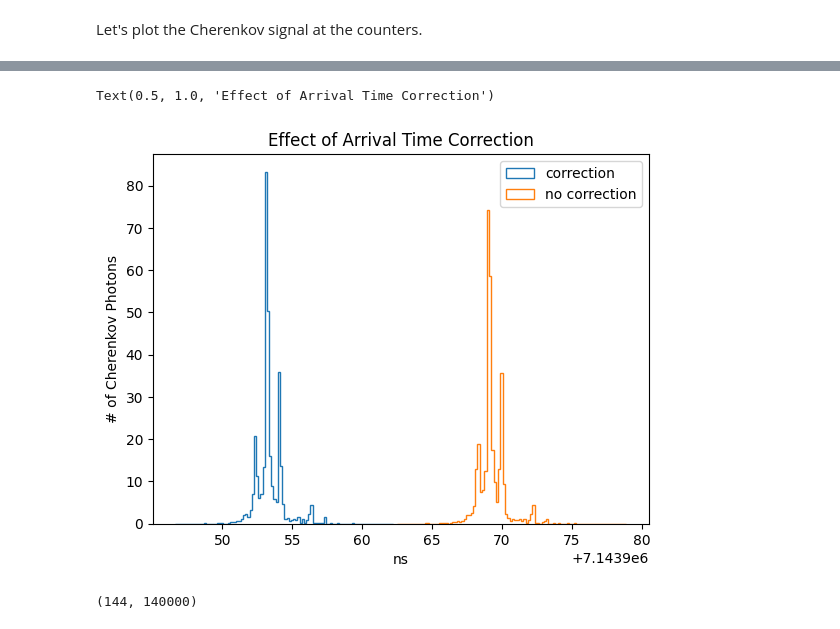
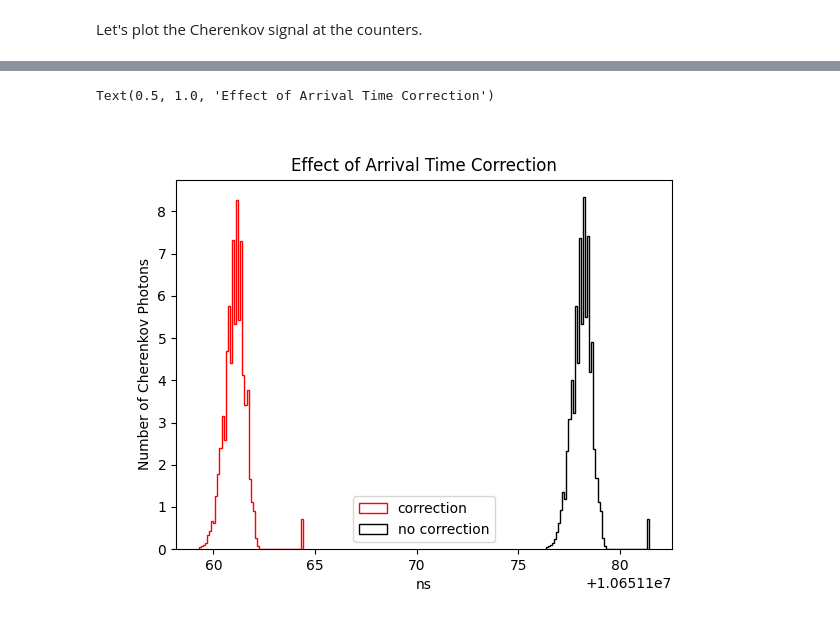
Before and after one commit to ikepc1/CHASM_NuSpacesim, a Jupyter notebook: demo/CHASM Demo.ipynb, the cells around one changed output, grey strips where cells are left out. Saved outputs shown, nothing was run; the diff lists cells and outputs as text; code cells hidden in the pictures.

```diff
--- a/demo/CHASM Demo.ipynb
+++ b/demo/CHASM Demo.ipynb
@@ -41,15 +40,24 @@ sim.add(ch.GHShower(666.,6e7,0.,70.))
+# %%
+# xmax = 736.
+# nmax = 36002207.184834905
+# x0 = 0
+# Lambda = 52.75
+
+# sim.add(ch.GHShower(xmax,nmax,x0,Lambda))
+ecs = np.load('easchersim.npz')
+sim.add(ch.UserShower(ecs['slant_depth'],ecs['charged_particles']))
 # %% [markdown]
 Now we add our counters. They must be an array of cartesian vectors. The second argument is the surface area of a telescope's aperture in meters squared.
 # %%
-sim.add(ch.SphericalCounters(counters, 1.))
+sim.add(ch.SphericalCounters(counters, np.sqrt(1/np.pi))) #counter radius for area of 1 meter squared
 # %% [markdown]
 Finally, we need to define the Cherenkov wavelength interval accepted by the detectors. The first argument is the minimum Cherenkov wavelength in nanometers, the second is the maximum.
 # %%
-sim.add(ch.Yield(300,450))
+sim.add(ch.Yield(270,1000,N_bins=1))
 # %% [markdown]
 Now we can run, creating the objects which store the actual Cherenkov signals.
 # %%
-sig = sim.run(mesh=True)
+sig = sim.run(mesh=False, att=False)
 # %% [markdown]
 Let's plot the Cherenkov signal at the counters.
 # %%
@@ -69,35 +78,31 @@ plt.colorbar(label = 'Number of Cherenkov Photons')
 # %%
 plt.figure()
 
 all_times = sig.times
 all_photons = sig.photons.sum(axis=1) #sum over wavelengths
 imax = all_photons.sum(axis=1).argmax()
 times = all_times[imax]
 photons = all_photons[imax]
 i = photons > .01
 
-ha = plt.hist(times[i],100, weights=photons[i], histtype='step',label='correction')
+ha = plt.hist(times[i],50, weights=photons[i], histtype='step',label='correction',color='r')
 
 sim.remove('axis')
 sim.add(ch.UpwardAxis(theta,phi,curved=False))
-sig = sim.run(mesh=True)
+sig = sim.run(mesh=False)
 all_times = sig.times
 all_photons = sig.photons.sum(axis=1) #sum over wavelengths
 imax = all_photons.sum(axis=1).argmax()
 times = all_times[imax]
 photons = all_photons[imax]
 i = photons > .01
 
-hb = plt.hist(times[i],100, weights=photons[i], histtype='step',label='no correction')
+hb = plt.hist(times[i],50, weights=photons[i], histtype='step',label='no correction',color='k')
 
 plt.xlabel('ns')
-plt.ylabel('# of Cherenkov Photons')
+plt.ylabel('Number of Cherenkov Photons')
 plt.legend()
 plt.title('Effect of Arrival Time Correction')
 # %% [output]
 Text(0.5, 1.0, 'Effect of Arrival Time Correction')
-[figure, old version]
+[figure, new version]
-# %%
-all_photons.shape
-# %% [output]
-(144, 140000)
```
Also changed, not shown: parts of 8 cells of this notebook, 11 other files.
